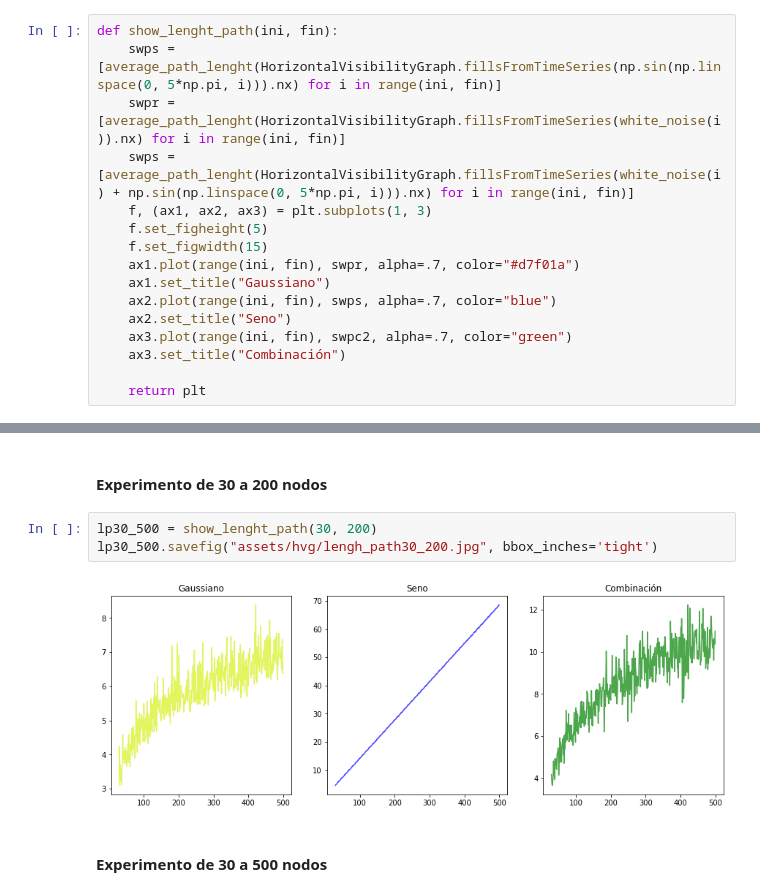
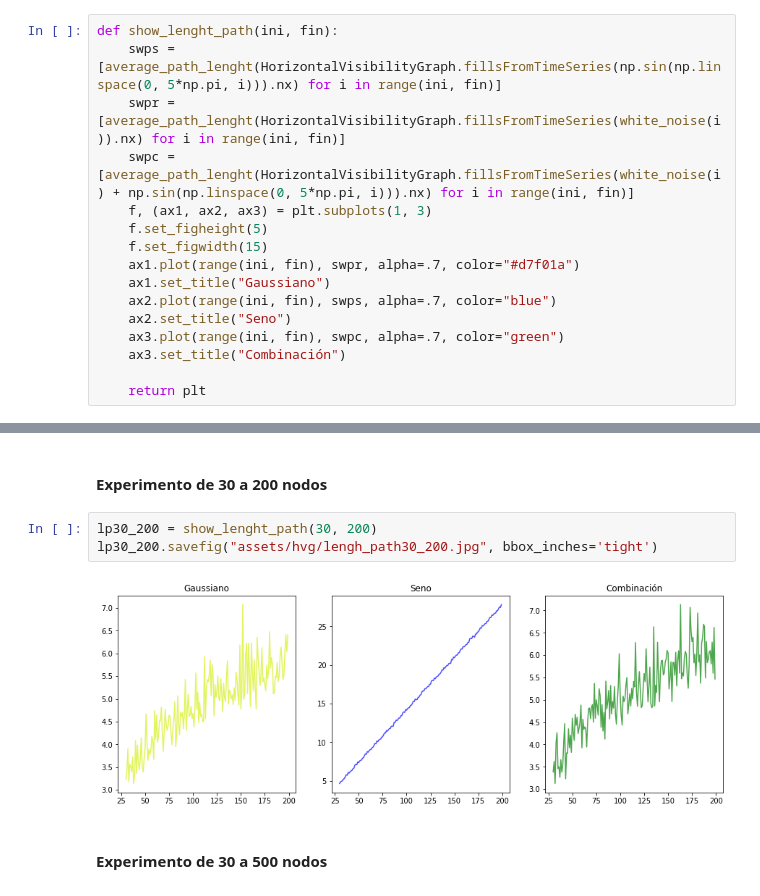
Before and after one commit to cperezln/vg_gaf, a Jupyter notebook: Experimentos (HVG - GAF).ipynb, the cells around one changed output, grey strips where cells are left out. Saved outputs shown, nothing was run; the diff lists cells and outputs as text.

```diff
--- a/Experimentos (HVG - GAF).ipynb
+++ b/Experimentos (HVG - GAF).ipynb
@@ -45,7 +45,7 @@ def show_deg_dist(periodic, noise, comb):
 def show_lenght_path(ini, fin):
     swps = [average_path_lenght(HorizontalVisibilityGraph.fillsFromTimeSeries(np.sin(np.linspace(0, 5*np.pi, i))).nx) for i in range(ini, fin)]
     swpr = [average_path_lenght(HorizontalVisibilityGraph.fillsFromTimeSeries(white_noise(i)).nx) for i in range(ini, fin)]
-    swps = [average_path_lenght(HorizontalVisibilityGraph.fillsFromTimeSeries(white_noise(i) + np.sin(np.linspace(0, 5*np.pi, i))).nx) for i in range(ini, fin)]
+    swpc = [average_path_lenght(HorizontalVisibilityGraph.fillsFromTimeSeries(white_noise(i) + np.sin(np.linspace(0, 5*np.pi, i))).nx) for i in range(ini, fin)]
     f, (ax1, ax2, ax3) = plt.subplots(1, 3)
     f.set_figheight(5)
     f.set_figwidth(15)
@@ -53,7 +53,7 @@ def show_lenght_path(ini, fin):
     ax1.set_title("Gaussiano")
     ax2.plot(range(ini, fin), swps, alpha=.7, color="blue")
     ax2.set_title("Seno")
-    ax3.plot(range(ini, fin), swpc2, alpha=.7, color="green")
+    ax3.plot(range(ini, fin), swpc, alpha=.7, color="green")
     ax3.set_title("Combinación")
 
     return plt
@@ -173,10 +225,10 @@ En las siguientes celdas vamos a estudiar si los HVGs del seno, el ruido blanco
 # %% [markdown]
 #### Experimento de 30 a 200 nodos
 # %%
-lp30_500 = show_lenght_path(30, 200)
-lp30_500.savefig("assets/hvg/lengh_path30_200.jpg", bbox_inches='tight')
+lp30_200 = show_lenght_path(30, 200)
+lp30_200.savefig("assets/hvg/lengh_path30_200.jpg", bbox_inches='tight')
 # %% [output]
-[figure, old version]
+[figure, new version]
 # %% [markdown]
 #### Experimento de 30 a 500 nodos
 # %%
```
Also changed, not shown: parts of 33 cells of this notebook, 21 other files.
